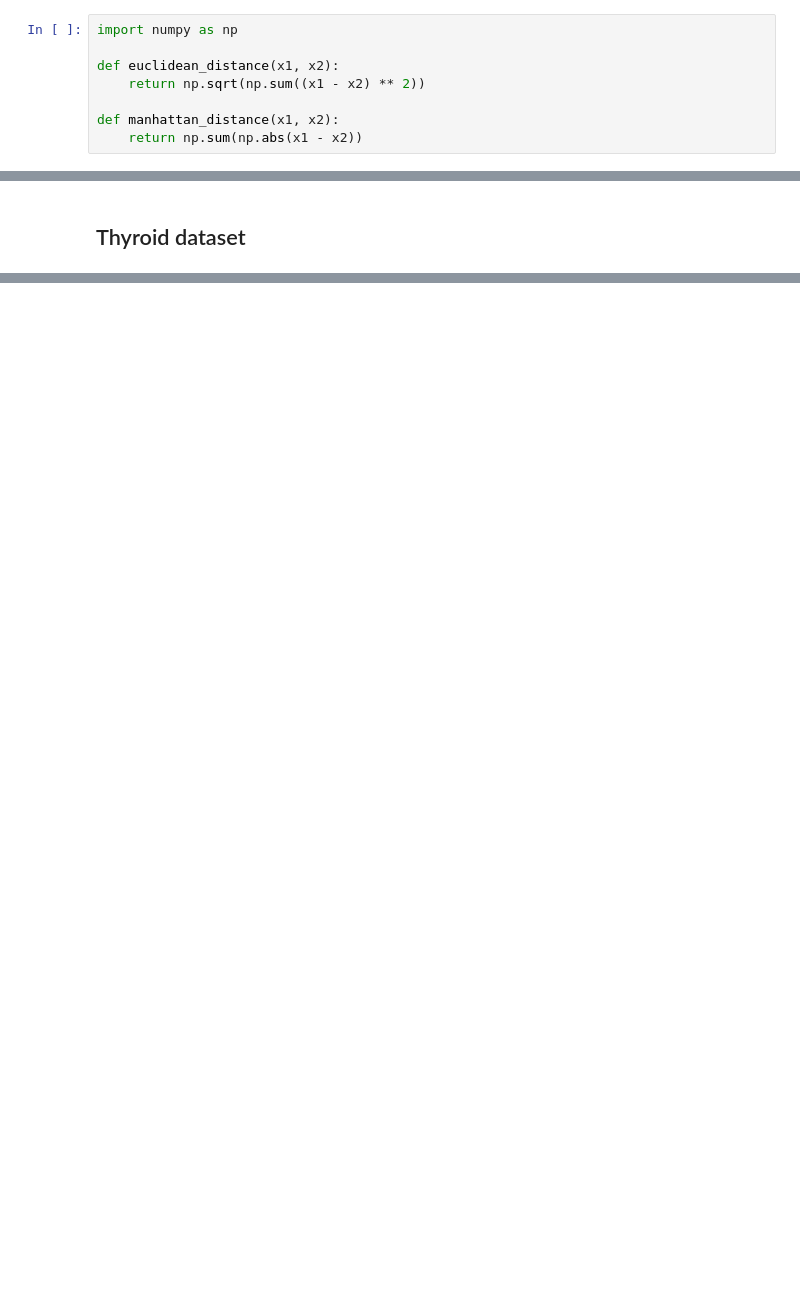
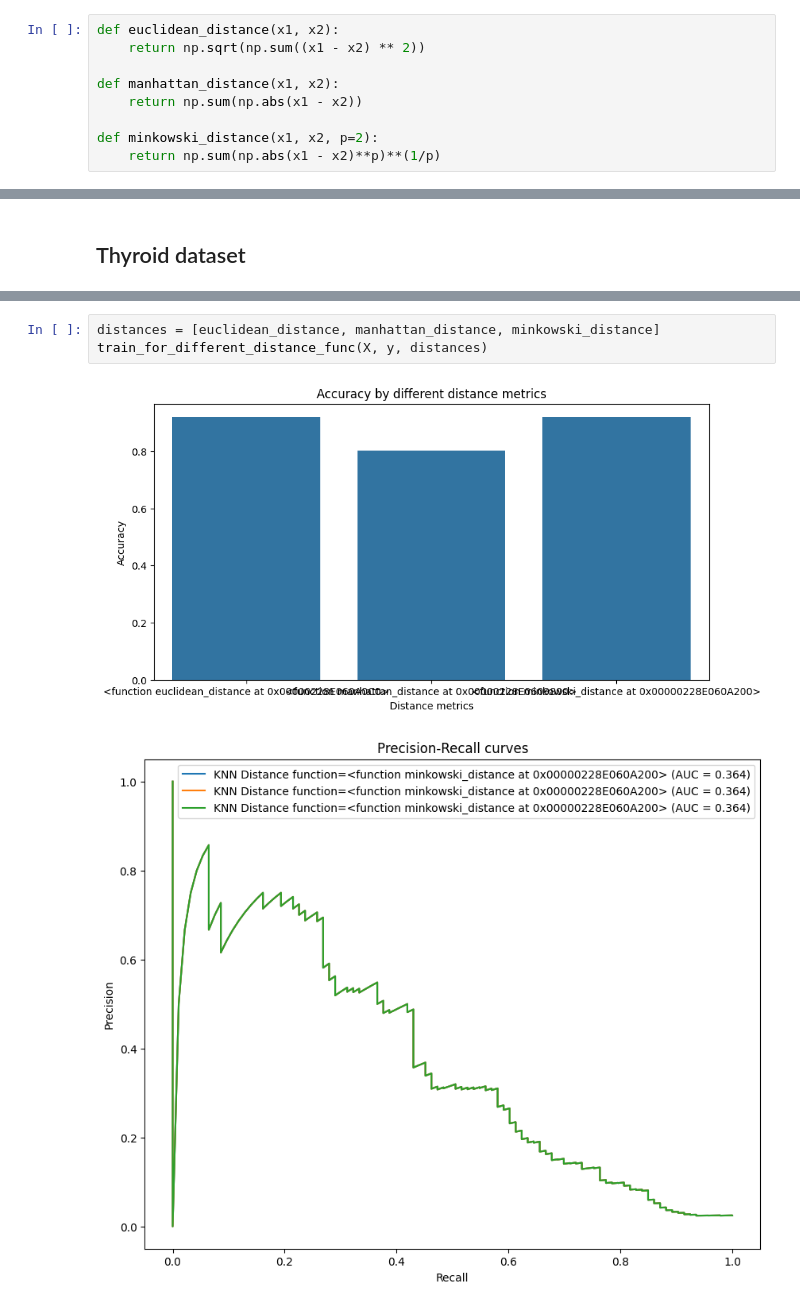
Before and after one commit to kubiakm/ZUM, a Jupyter notebook: knn_tests.ipynb, the cells around one changed output, grey strips where cells are left out. Drawn from its saved outputs; the diff is of its cells as text; blank space fills up the shorter version.

```diff
--- a/knn_tests.ipynb
+++ b/knn_tests.ipynb
@@ -37,8 +33,9 @@ RangeIndex(start=0, stop=3772, step=1)
 # %%
-import numpy as np
-
 def euclidean_distance(x1, x2):
     return np.sqrt(np.sum((x1 - x2) ** 2))
 
 def manhattan_distance(x1, x2):
     return np.sum(np.abs(x1 - x2))
+
+def minkowski_distance(x1, x2, p=2):
+    return np.sum(np.abs(x1 - x2)**p)**(1/p)
@@ -267,0 +58,6 @@ plot_pca_results(X_test_pca, anomalies_test, 'PCA of Test Data - Shuttle dataset
+# %%
+distances = [euclidean_distance, manhattan_distance, minkowski_distance]
+train_for_different_distance_func(X, y, distances)
+# %% [output]
+[figure, added]
+[figure, added]
```
Also changed, not shown: parts of 22 cells of this notebook, 2 other files.
